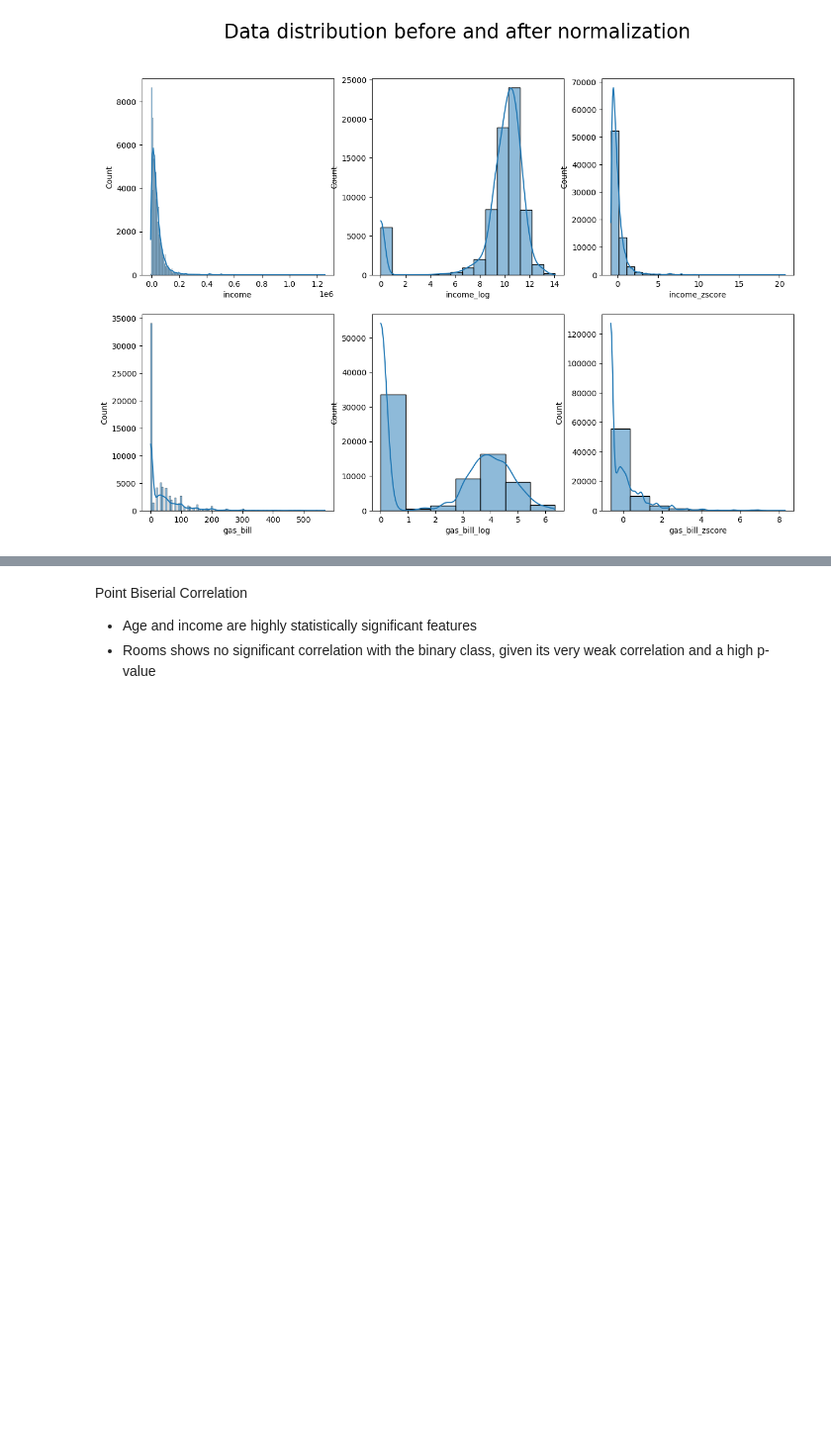
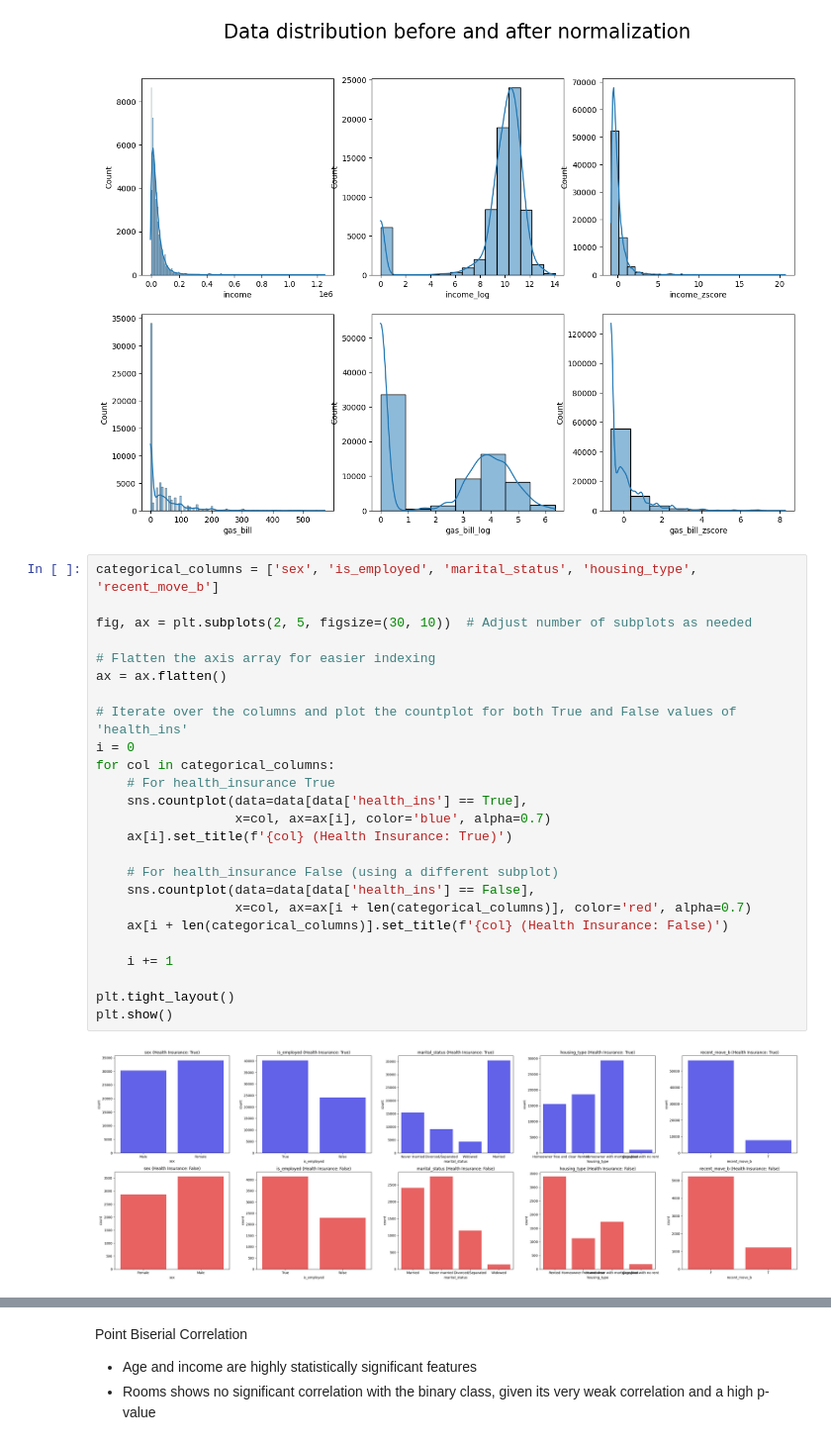
Before and after one commit to joaopecomonteiro/trabalho_ids, a Jupyter notebook: combined.ipynb, the cells around one changed output, grey strips where cells are left out. Shown at 99% size. Cells and saved outputs as stored; diff of their text form; blank space fills up the shorter version.

```diff
--- a/combined.ipynb
+++ b/combined.ipynb
@@ -189,3 +191,30 @@ for i, col in enumerate(cols_norm):
 plt.show()
 # %% [output]
 [figure]
+# %%
+categorical_columns = ['sex', 'is_employed', 'marital_status', 'housing_type', 'recent_move_b']
+
+fig, ax = plt.subplots(2, 5, figsize=(30, 10))  # Adjust number of subplots as needed
+
+# Flatten the axis array for easier indexing
+ax = ax.flatten()
+
+# Iterate over the columns and plot the countplot for both True and False values of 'health_ins'
+i = 0
+for col in categorical_columns:
+    # For health_insurance True
+    sns.countplot(data=data[data['health_ins'] == True],
+                  x=col, ax=ax[i], color='blue', alpha=0.7)
+    ax[i].set_title(f'{col} (Health Insurance: True)')
+
+    # For health_insurance False (using a different subplot)
+    sns.countplot(data=data[data['health_ins'] == False],
+                  x=col, ax=ax[i + len(categorical_columns)], color='red', alpha=0.7)
+    ax[i + len(categorical_columns)].set_title(f'{col} (Health Insurance: False)')
+
+    i += 1
+
+plt.tight_layout()
+plt.show()
+# %% [output]
+[figure, added]
```
Also changed, not shown: parts of 16 cells of this notebook.
